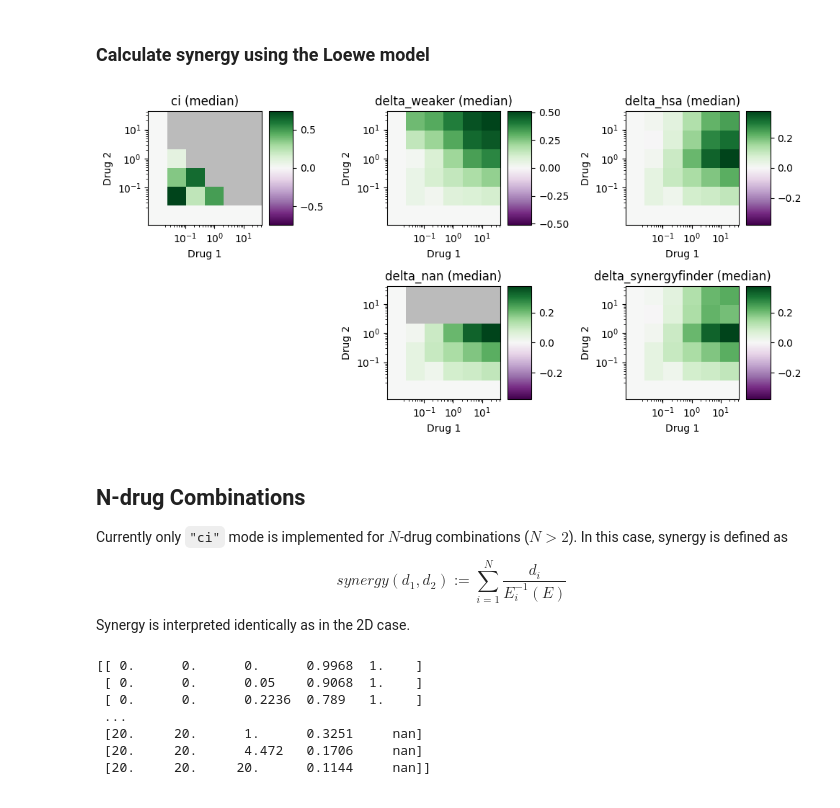
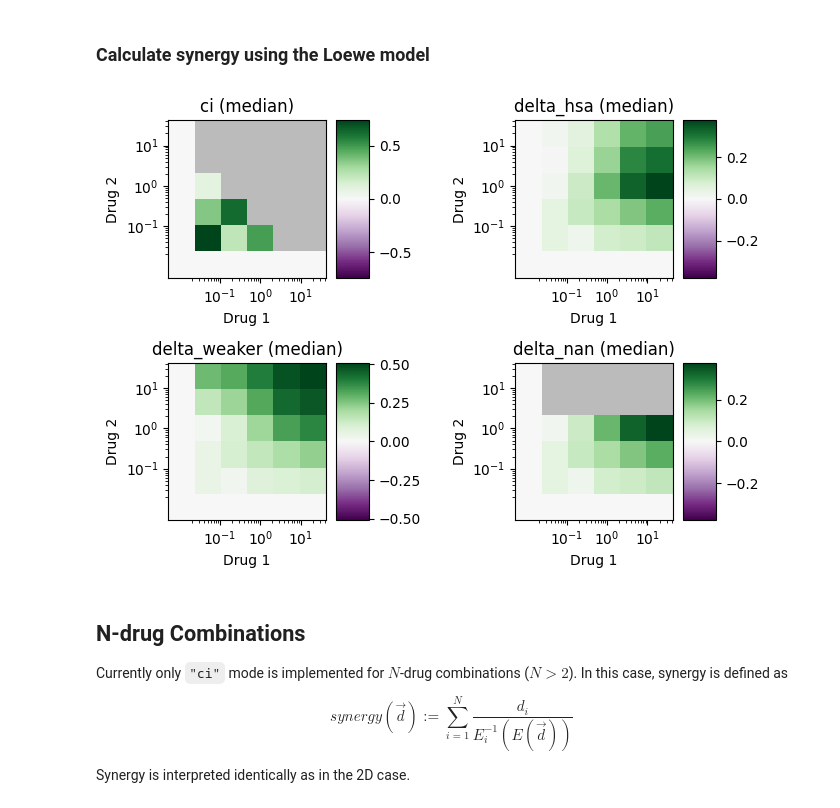
Before and after one commit to djwooten/synergy, a Jupyter notebook: examples/new/loewe_notebook.ipynb, the cells around one changed output. Cells and saved outputs as stored; diff of their text form; code cells hidden in the pictures.

```diff
--- a/examples/new/loewe_notebook.ipynb
+++ b/examples/new/loewe_notebook.ipynb
@@ -64,45 +85,42 @@ plot_heatmap(d1, d2, E, title="Response Data", cmap="YlGnBu")
 # %%
 from synergy.combination.loewe import Loewe
 from synergy.single.hill import Hill
 
 # "ci" mode can work for non-sigmoidal single-drug dose-response curves
 # However in this case the synthetic data do have a sigmoidal shape, so
 # telling Loewe to use Hill equations tends to improve the results.
 model_ci = Loewe(mode="ci", drug1_model=Hill, drug2_model=Hill)
 
 # All "delta" modes automatically default to Hill equations
+model_delta_hsa = Loewe(mode="delta_hsa")
 model_delta_weaker = Loewe(mode="delta")
-model_delta_hsa = Loewe(mode="delta_hsa")
 model_delta_nan = Loewe(mode="delta_nan")
-model_delta_synergyfinder = Loewe(mode="delta_synergyfinder")
 
 # Fit synergy
 synergy_ci = model_ci.fit(d1, d2, E)
+synergy_delta_hsa = model_delta_hsa.fit(d1, d2, E)
 synergy_delta_weaker = model_delta_weaker.fit(d1, d2, E)
-synergy_delta_hsa = model_delta_hsa.fit(d1, d2, E)
 synergy_delta_nan = model_delta_nan.fit(d1, d2, E)
-synergy_delta_synergyfinder = model_delta_synergyfinder.fit(d1, d2, E)
 
 # Prepare a plot to show them all
 from matplotlib import pyplot as plt
 import numpy as np
 
-fig = plt.figure(figsize=(10, 5))
+fig = plt.figure(figsize=(7, 5))
 # For ci mode, it is recommended to visualize negative-log synergy, so that values < 0 are antagonistic, and > 0 are synergistic
-plot_heatmap(d1, d2, -np.log(synergy_ci), cmap="PRGn", title="ci", center_on_zero=True, ax=fig.add_subplot(2, 3, 1))
-plot_heatmap(d1, d2, synergy_delta_weaker, cmap="PRGn", title="delta_weaker", center_on_zero=True, ax=fig.add_subplot(2, 3, 2))
-plot_heatmap(d1, d2, synergy_delta_hsa, cmap="PRGn", title="delta_hsa", center_on_zero=True, ax=fig.add_subplot(2, 3, 3))
-plot_heatmap(d1, d2, synergy_delta_nan, cmap="PRGn", title="delta_nan", center_on_zero=True, ax=fig.add_subplot(2, 3, 5))
-plot_heatmap(d1, d2, synergy_delta_synergyfinder, cmap="PRGn", title="delta_synergyfinder", center_on_zero=True, ax=fig.add_subplot(2, 3, 6))
+plot_heatmap(d1, d2, -np.log(synergy_ci), cmap="PRGn", title="ci", center_on_zero=True, ax=fig.add_subplot(2, 2, 1))
+plot_heatmap(d1, d2, synergy_delta_hsa, cmap="PRGn", title="delta_hsa", center_on_zero=True, ax=fig.add_subplot(2, 2, 2))
+plot_heatmap(d1, d2, synergy_delta_weaker, cmap="PRGn", title="delta_weaker", center_on_zero=True, ax=fig.add_subplot(2, 2, 3))
+plot_heatmap(d1, d2, synergy_delta_nan, cmap="PRGn", title="delta_nan", center_on_zero=True, ax=fig.add_subplot(2, 2, 4))
 plt.tight_layout()
 # %% [output]
-[figure, old version]
+[figure, new version]
 # %% [markdown]
 ## N-drug Combinations
 
 Currently only `"ci"` mode is implemented for $N$-drug combinations ($N > 2$). In this case, synergy is defined as
 
-$$synergy(d_1, d_2) := \sum_{i=1}^{N}\frac{d_i}{E_i^{-1}(E)}$$
+$$synergy(\vec{d}) := \sum_{i=1}^{N}\frac{d_i}{E_i^{-1}\left(E(\vec{d})\right)}$$
 
 Synergy is interpreted identically as in the 2D case.
 # %%
@@ -111,16 +129,5 @@ from synergy import datasets
 from synergy.single.hill import Hill
 
 d, E = datasets.load_3d_example()
-model = LoeweND(single_drug_models=[Hill, Hill, Hill])
-synergy = model.fit(d, E)
-
-# Because synergy has many NaNs, it is difficult to visualize using plotly plots
-print(np.vstack([d[:, 0], d[:, 1], d[:, 2], E, synergy]).transpose())
+modelND = LoeweND(single_drug_models=[Hill, Hill, Hill])
+synergyND = modelND.fit(d, E)
-# %% [output]
-[[ 0.      0.      0.      0.9968  1.    ]
- [ 0.      0.      0.05    0.9068  1.    ]
- [ 0.      0.      0.2236  0.789   1.    ]
- ...
- [20.     20.      1.      0.3251     nan]
- [20.     20.      4.472   0.1706     nan]
- [20.     20.     20.      0.1144     nan]]
```
Also changed, not shown: parts of 3 cells of this notebook, 2 other files.
